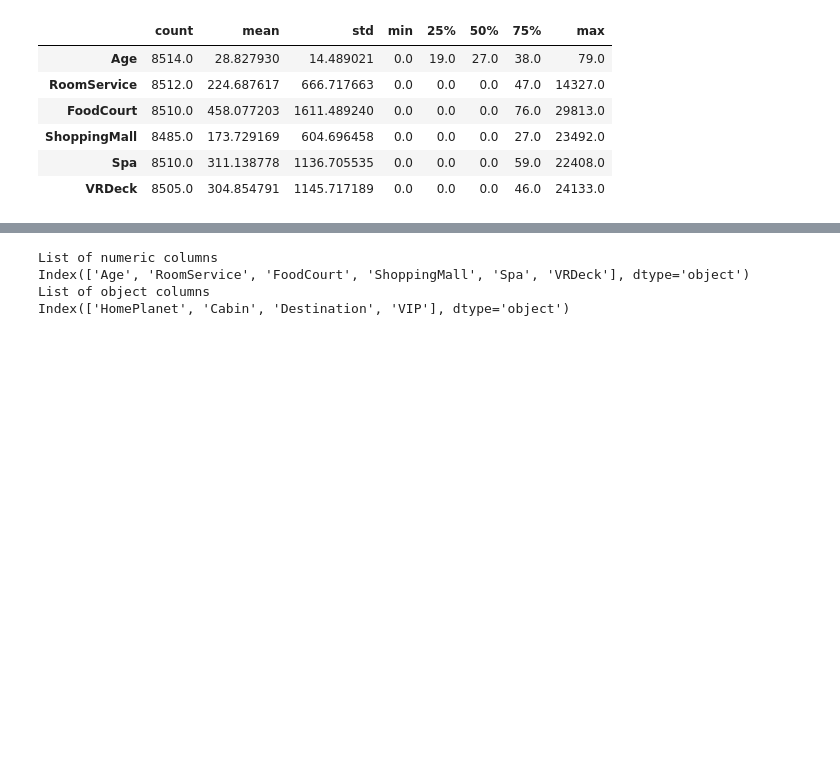
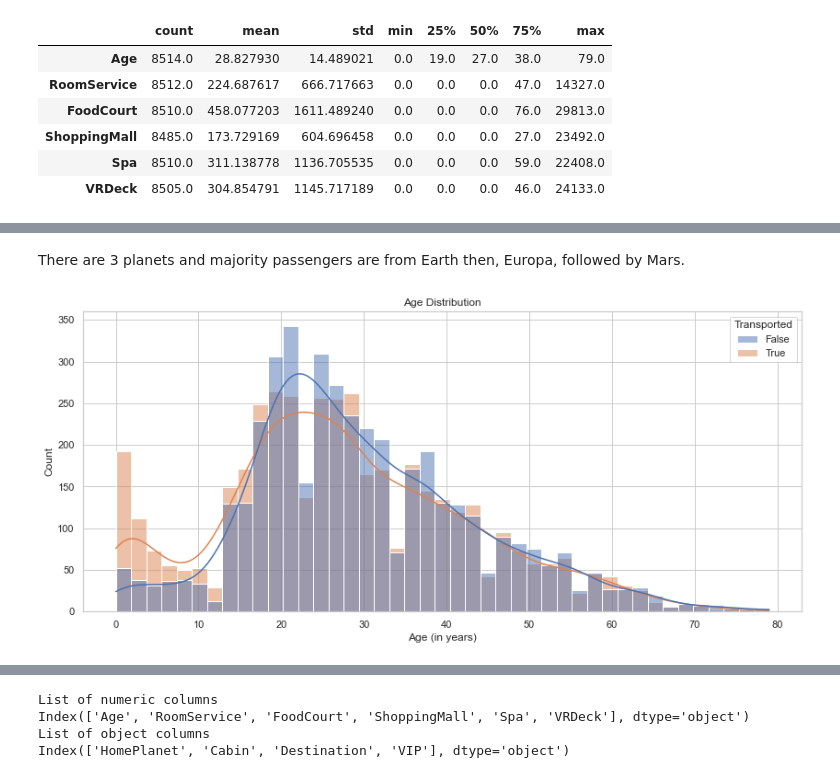
Before and after one commit to BharadwajPeringara/Spaceship_Titanic, a Jupyter notebook: spaceship.ipynb, the cells around one changed output, grey strips where cells are left out. Cells and saved outputs as stored; diff of their text form; code cells hidden in the pictures; blank space fills up the shorter version.

```diff
--- a/spaceship.ipynb
+++ b/spaceship.ipynb
@@ -115,0 +140,12 @@ Name: Transported, dtype: int64
+# %% [markdown]
+There are 3 planets and majority passengers are from Earth then, Europa, followed by Mars.
+# %%
+# Checking age distribution of passengers
+
+plt.figure(figsize=(14,6))
+sns.histplot(data=train_df, hue='Transported', x='Age', kde=True)
+plt.title('Age Distribution')
+plt.xlabel('Age (in years)')
+plt.show()
+# %% [output]
+[figure, added]
```
Also changed, not shown: parts of 31 cells of this notebook.
